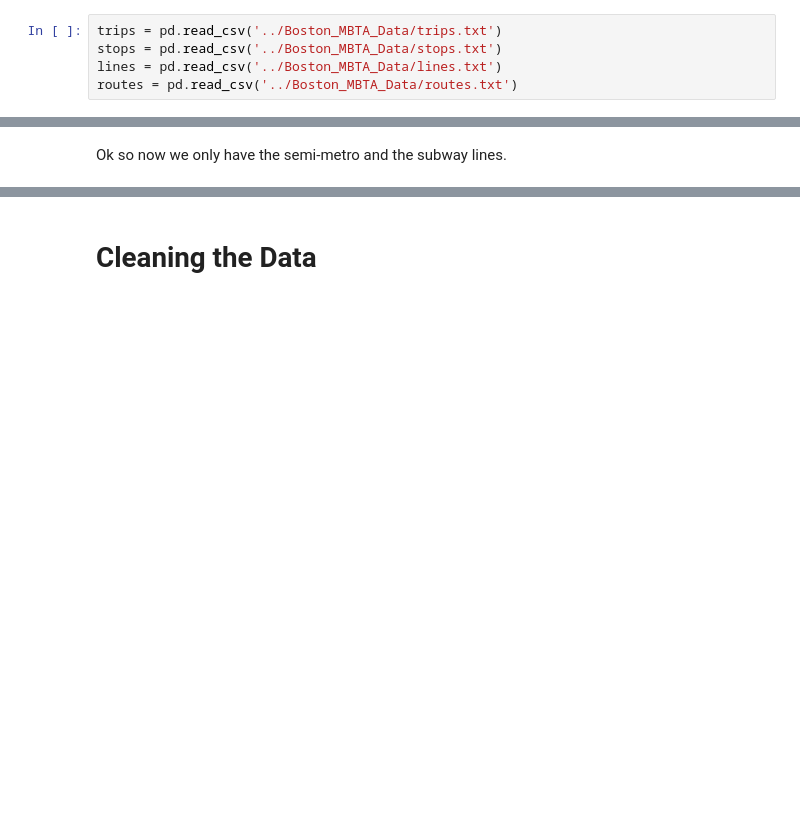
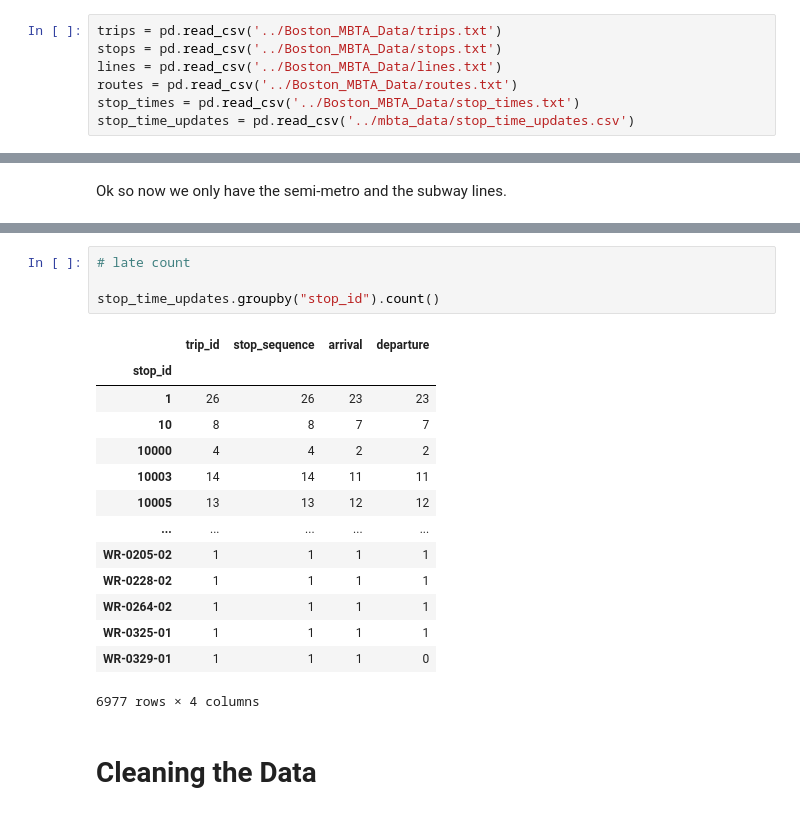
Before and after one commit to MarkusG/math-168-project, a Jupyter notebook: PresentationStuff/GettingStartedWithBoston.ipynb, the cells around one changed output, grey strips where cells are left out. Cells and saved outputs as stored; diff of their text form; blank space fills up the shorter version.

```diff
--- a/PresentationStuff/GettingStartedWithBoston.ipynb
+++ b/PresentationStuff/GettingStartedWithBoston.ipynb
@@ -16,6 +16,8 @@ trips = pd.read_csv('../Boston_MBTA_Data/trips.txt')
 stops = pd.read_csv('../Boston_MBTA_Data/stops.txt')
 lines = pd.read_csv('../Boston_MBTA_Data/lines.txt')
 routes = pd.read_csv('../Boston_MBTA_Data/routes.txt')
+stop_times = pd.read_csv('../Boston_MBTA_Data/stop_times.txt')
+stop_time_updates = pd.read_csv('../mbta_data/stop_time_updates.csv')
 # %% [markdown]
 Let us see what we have. We check which stops are using vehicle type 1 (subway).
 # %%
@@ -55,3 +66,22 @@ Ok so now we only have the semi-metro and the subway lines.
+# %%
+# late count
+
+stop_time_updates.groupby("stop_id").count()
+# %% [output]
+|  | trip_id | stop_sequence | arrival | departure |
+| stop_id |  |  |  |  |
+| 1 | 26 | 26 | 23 | 23 |
+| 10 | 8 | 8 | 7 | 7 |
+| 10000 | 4 | 4 | 2 | 2 |
+| 10003 | 14 | 14 | 11 | 11 |
+| 10005 | 13 | 13 | 12 | 12 |
+| ... | ... | ... | ... | ... |
+| WR-0205-02 | 1 | 1 | 1 | 1 |
+| WR-0228-02 | 1 | 1 | 1 | 1 |
+| WR-0264-02 | 1 | 1 | 1 | 1 |
+| WR-0325-01 | 1 | 1 | 1 | 1 |
+| WR-0329-01 | 1 | 1 | 1 | 0 |
+6977 rows × 4 columns
 # %% [markdown]
 # Cleaning the Data
 # %% [markdown]
```
Also changed, not shown: parts of 14 cells of this notebook, 1 other file.
